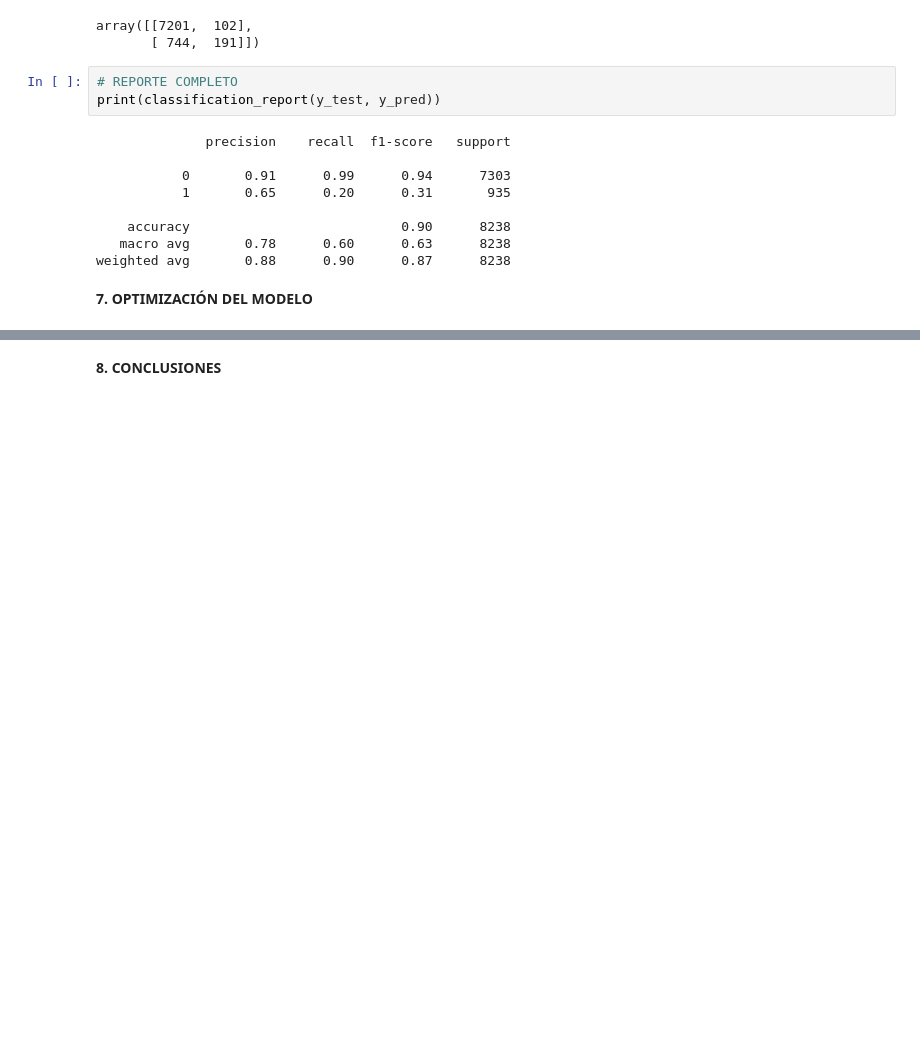
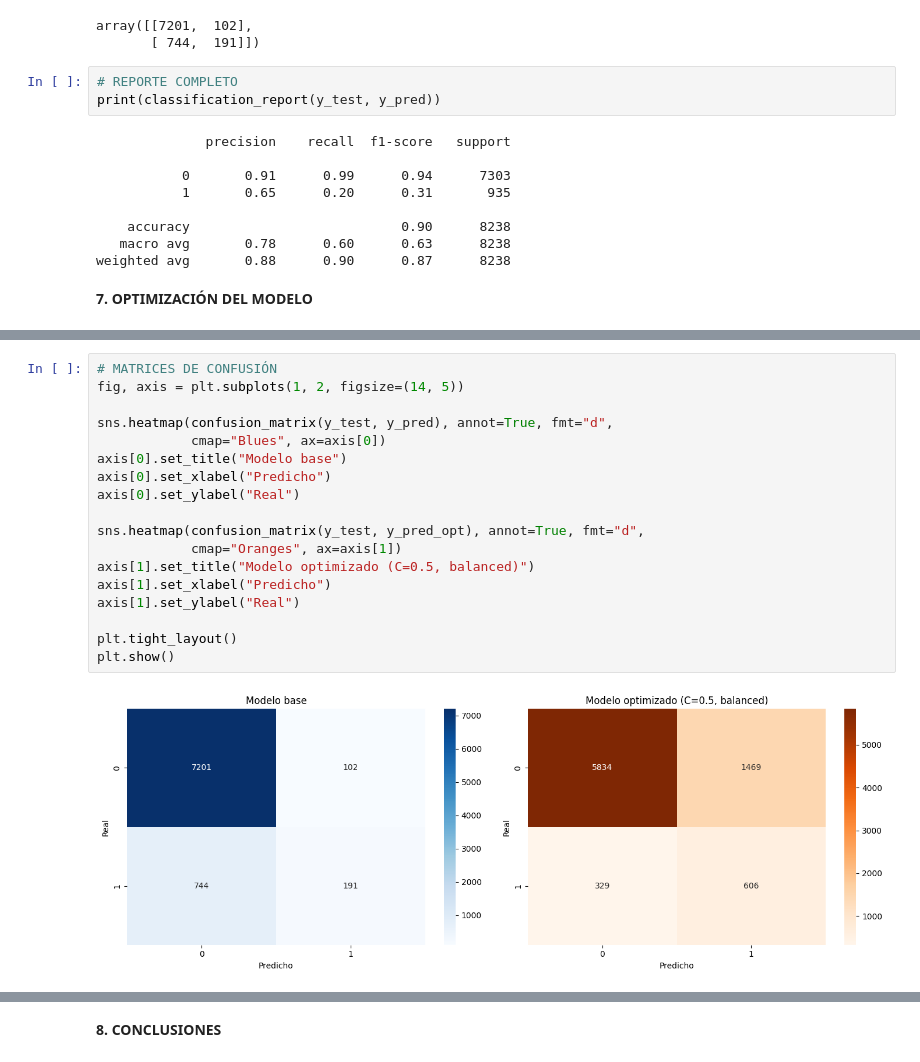
Before and after one commit to 4GeeksAcademy/alemantellini-machine-learning, a Jupyter notebook: src/01-logistic-regression-bank-marketing-campaign-data.ipynb, the cells around one changed output, grey strips where cells are left out. Cells and saved outputs as stored; diff of their text form; blank space fills up the shorter version.

```diff
--- a/src/01-logistic-regression-bank-marketing-campaign-data.ipynb
+++ b/src/01-logistic-regression-bank-marketing-campaign-data.ipynb
@@ -587,0 +601,20 @@ plt.show()
+# %%
+# MATRICES DE CONFUSIÓN
+fig, axis = plt.subplots(1, 2, figsize=(14, 5))
+
+sns.heatmap(confusion_matrix(y_test, y_pred), annot=True, fmt="d",
+            cmap="Blues", ax=axis[0])
+axis[0].set_title("Modelo base")
+axis[0].set_xlabel("Predicho")
+axis[0].set_ylabel("Real")
+
+sns.heatmap(confusion_matrix(y_test, y_pred_opt), annot=True, fmt="d",
+            cmap="Oranges", ax=axis[1])
+axis[1].set_title("Modelo optimizado (C=0.5, balanced)")
+axis[1].set_xlabel("Predicho")
+axis[1].set_ylabel("Real")
+
+plt.tight_layout()
+plt.show()
+# %% [output]
+[figure, added]
```
Also changed, not shown: parts of 14 cells of this notebook.
